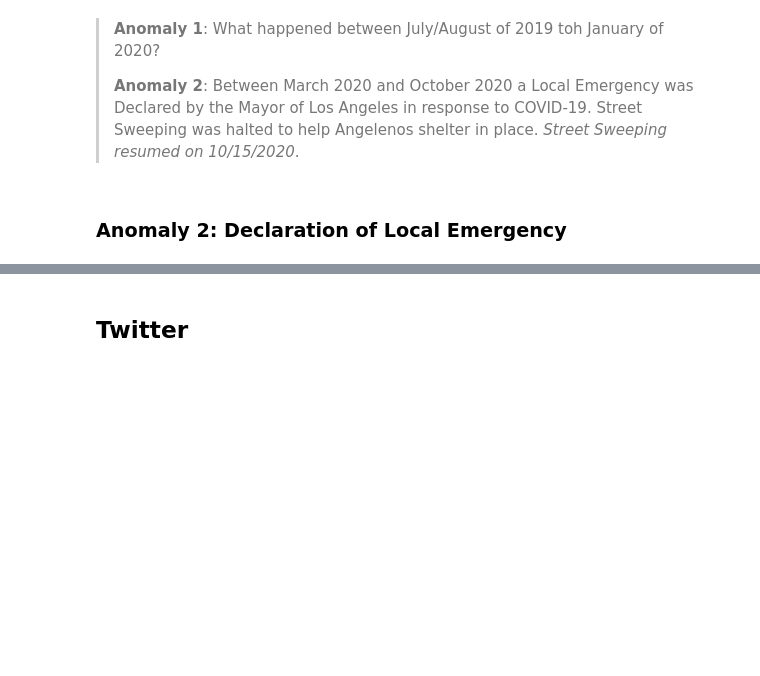
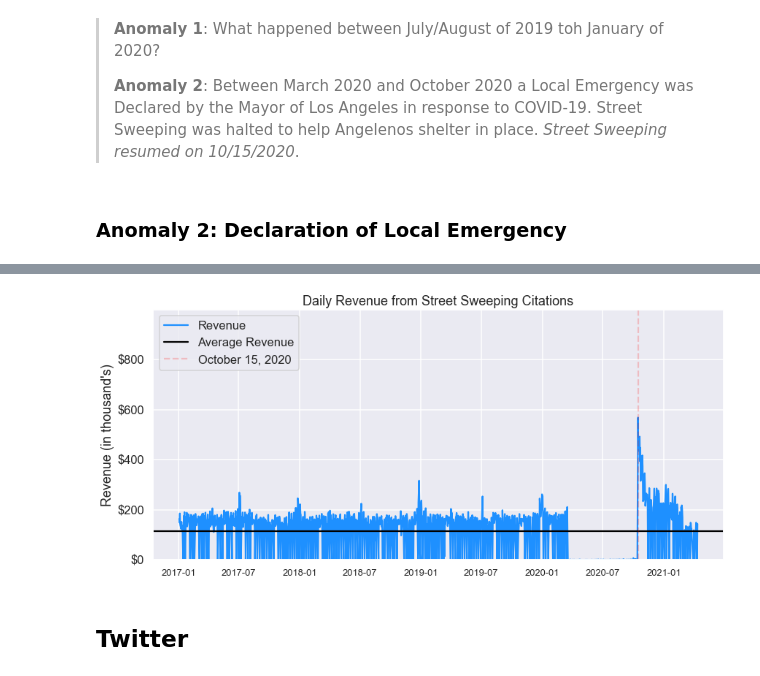
Before and after one commit to Promeos/LADOT-Street-Sweeping-Transition-Pan, a Jupyter notebook: Final-Report.ipynb, the cells around one changed output, grey strips where cells are left out. Cells and saved outputs as stored; diff of their text form; code cells hidden in the pictures; blank space fills up the shorter version.

```diff
--- a/Final-Report.ipynb
+++ b/Final-Report.ipynb
@@ -171,20 +175,22 @@ daily_revenue.index = pd.to_datetime(daily_revenue.index)
 # %%
-# sns.set_context('talk')
+sns.set_context('talk')
 
-# # Plot daily revenue from street sweeping citations
-# daily_revenue.plot(figsize=(14, 7), label='Revenue', color='DodgerBlue')
-# plt.axhline(daily_revenue.mean(), color='black', label='Average Revenue')
-# plt.axvline(datetime.datetime(2020, 10, 15), color='red', linestyle="--", label='October 15, 2020')
+# Plot daily revenue from street sweeping citations
+daily_revenue.plot(figsize=(14, 7), label='Revenue', color='DodgerBlue')
+plt.axhline(daily_revenue.mean(), color='black', label='Average Revenue')
+plt.axvline(datetime.datetime(2020, 10, 15), color='red', linestyle="--", label='October 15, 2020', alpha=.2)
 
-# plt.title("Daily Revenue from Street Sweeping Citations")
-# plt.xlabel('')
-# plt.ylabel("Revenue (in thousand's)")
+plt.title("Daily Revenue from Street Sweeping Citations")
+plt.xlabel('')
+plt.ylabel("Revenue (in thousand's)")
 
-# plt.xticks(rotation=0, horizontalalignment='center', fontsize=13)
-# plt.yticks(range(0, 1_000_000, 200_000), ['$0', '$200K', '$400K', '$600K', '$800K'])
-# plt.ylim(0, 1_000_000)
+plt.xticks(rotation=0, horizontalalignment='center', fontsize=13)
+plt.yticks(range(0, 1_000_000, 200_000), ['$0', '$200', '$400', '$600', '$800'])
+plt.ylim(0, 1_000_000)
 
-# plt.legend(loc=2, framealpha=.8);
+plt.legend(loc=2, framealpha=.8);
+# %% [output]
+[figure, added]
 # %% [markdown]
 ## Twitter
 # %% [markdown]
```
Also changed, not shown: parts of 10 cells of this notebook, 1 other file.
